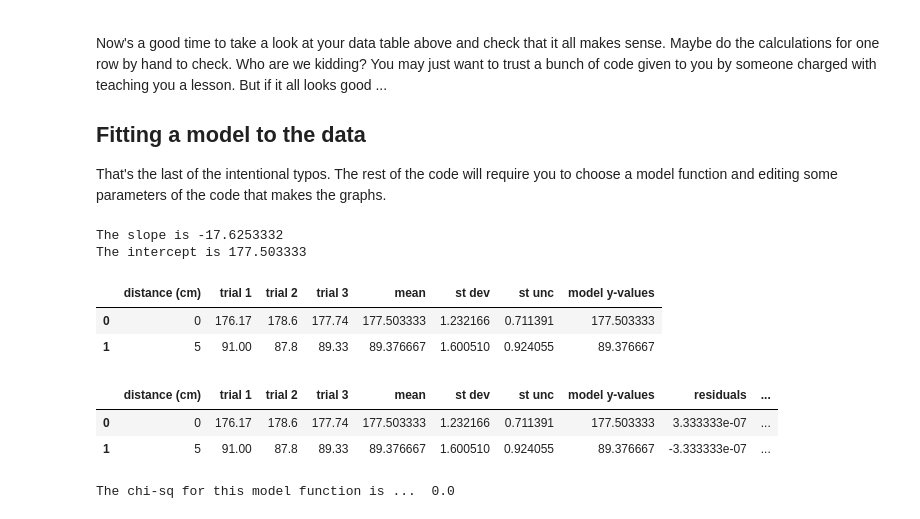
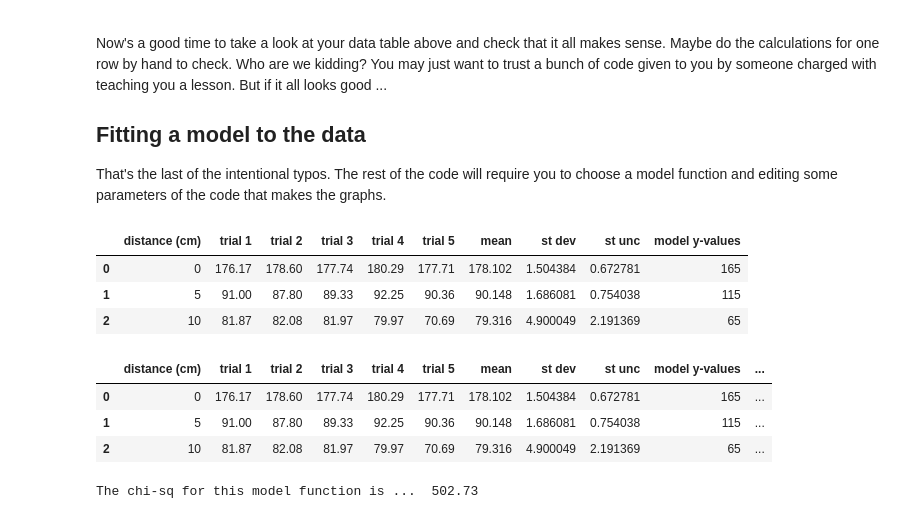
Before and after one commit to Jordyn114/commit-test, a Jupyter notebook: Copy_of_fitting_a_model.ipynb, the cells around one changed output. Cells and saved outputs as stored; diff of their text form; code cells hidden in the pictures.

```diff
--- a/Copy_of_fitting_a_model.ipynb
+++ b/Copy_of_fitting_a_model.ipynb
@@ -20,10 +20,11 @@ from scipy.optimize import curve_fit
 # as an example, these are the same measurements from the Fitting a Model tutorial you already did
 lab_data = pd.DataFrame()               # don't edit this line
 # edit the column names and measured values
-lab_data['distance (cm)'] = (0, 5)         # the levels of the independent variable, IV. You can have more than 3
-lab_data['trial 1'] = (176.17, 91)   # these trials should be in the same order as the levels of your IV
-lab_data['trial 2'] = (178.6, 87.8)   # more trials
-lab_data['trial 3'] = (177.74, 89.33)   # you'll need at least three trials for each level of the IV
-# lab_data['trial 4'] = (.3, 4.1, 3.4)   # More data is usually better. Keep adding rows for additional trials
+lab_data['distance (cm)'] = (0, 5, 10)         # the levels of the independent variable, IV. You can have more than 3
+lab_data['trial 1'] = (176.17, 91, 81.87)   # these trials should be in the same order as the levels of your IV
+lab_data['trial 2'] = (178.6, 87.8, 82.08)   # more trials
+lab_data['trial 3'] = (177.74, 89.33, 81.97)   # you'll need at least three trials for each level of the IV
+lab_data['trial 4'] = (180.29, 92.25, 79.97)   # More data is usually better. Keep adding rows for additional trials
+lab_data['trial 5'] = (177.71, 90.36, 70.69)
 lab_data                                # shows your data table
 # %% [output]
@@ -34,6 +36,6 @@ lab_data                                # shows your data table
 Error #1: Before you go on, compare the data table output by the code above to the data table in the Fitting a Model tutorial. There are a few (intentional) typos. Fix those first and run the cell again before moving on.
 # %%
 # adds a column for mean and calculates the mean for each row
-lab_data['mean'] = lab_data.loc[:,'trial 1': 'trial 3'].mean(axis=1) # loc looks at [all rows, range of columns]
+lab_data['mean'] = lab_data.loc[:,'trial 1': 'trial 5'].mean(axis=1) # loc looks at [all rows, range of columns]
 lab_data                                                             # shows lab_data again
 # %% [output]
@@ -43,5 +46,5 @@ lab_data                                                             # shows lab
 # %%
 # adds a column for st dev, but there's a typo you'll need to fix. It isn't using all four trials.
-lab_data['st dev'] = lab_data.loc[:,'trial 1': 'trial 3'].std(axis=1) # theres a typo in this line!
+lab_data['st dev'] = lab_data.loc[:,'trial 1': 'trial 5'].std(axis=1) # theres a typo in this line!
 lab_data                                                              # shows lab_data again
 # %% [output]
@@ -51,7 +55,7 @@ lab_data                                                              # shows la
 # %% [markdown]
 Error #2: The st dev calculation above isn't correct. Compare it with the line that calculated the mean to see what to edit.
 # %%
-n = 3   # your number of trials?
+n = 5   # your number of trials?
 lab_data['st unc'] = lab_data['st dev'] / np.sqrt(n) # wow, that's not the equation for st unc
 lab_data                                           # shows lab_data again
 # %% [output]
@@ -67,47 +72,38 @@ Now's a good time to take a look at your data table above and check that it all
 ## Fitting a model to the data
 
 That's the last of the intentional typos. The rest of the code will require you to choose a model function and editing some parameters of the code that makes the graphs.
-# %%
-# this cell is to show how we reached our coefficients
-# since we only have 2 IV levels, there exists some straight line (linear model) that connects the two means. we can find this line with the slope formula:
-slope = (89.376667 - 177.503333) / (5 - 0)
-print("The slope is", slope)
-# choose a point with our slope to plug into the slope-intercept equation: 89.376667 = slope * 5 + intercept
-intercept = 89.376667 - slope * 5
-print("The intercept is", intercept)
-# %% [output]
-The slope is -17.6253332
-The intercept is 177.503333
 # %%
 # this calculates the model y_values using your x-values and coefficients
 
-a = slope  # the first coefficient in your model function; change this all you want
-b = intercept   # the second coefficient in your model function; change this, too
+a = -10  # the first coefficient in your model function; change this all you want
+b = 165   # the second coefficient in your model function; change this, too
 
 def model_function(x,a,b):      # only have one uncommented function below
     y = a * x + b              # this would make a linear model
     #y = a * (x**2) + b         # this would make a quadratic model
     #y = a * np.log(x) + b       # this is numpy's ln function, though it's typed log()
     return y
 
 lab_data['model y-values'] = model_function(lab_data['distance (cm)'],a,b)    # adds a column to your dataframe
 lab_data                                                             # shows lab_data again
 # %% [output]
-|  | distance (cm) | trial 1 | trial 2 | trial 3 | mean | st dev | st unc | model y-values |
-| 0 | 0 | 176.17 | 178.6 | 177.74 | 177.503333 | 1.232166 | 0.711391 | 177.503333 |
-| 1 | 5 | 91.00 | 87.8 | 89.33 | 89.376667 | 1.600510 | 0.924055 | 89.376667 |
+|  | distance (cm) | trial 1 | trial 2 | trial 3 | trial 4 | trial 5 | mean | st dev | st unc | model y-values |
+| 0 | 0 | 176.17 | 178.60 | 177.74 | 180.29 | 177.71 | 178.102 | 1.504384 | 0.672781 | 165 |
+| 1 | 5 | 91.00 | 87.80 | 89.33 | 92.25 | 90.36 | 90.148 | 1.686081 | 0.754038 | 115 |
+| 2 | 10 | 81.87 | 82.08 | 81.97 | 79.97 | 70.69 | 79.316 | 4.900049 | 2.191369 | 65 |
 # %%
 # adds a column for residuals (the difference between each mean and the model)
 lab_data['residuals'] = lab_data['mean'] - lab_data['model y-values']
 lab_data['res^2/stunc^2'] = lab_data['residuals']**2 / lab_data['st unc']**2
 lab_data                             # shows the data table again
 # %% [output]
-|  | distance (cm) | trial 1 | trial 2 | trial 3 | mean | st dev | st unc | model y-values | residuals | ... |
-| 0 | 0 | 176.17 | 178.6 | 177.74 | 177.503333 | 1.232166 | 0.711391 | 177.503333 | 3.333333e-07 | ... |
-| 1 | 5 | 91.00 | 87.8 | 89.33 | 89.376667 | 1.600510 | 0.924055 | 89.376667 | -3.333333e-07 | ... |
+|  | distance (cm) | trial 1 | trial 2 | trial 3 | trial 4 | trial 5 | mean | st dev | st unc | model y-values | ... |
+| 0 | 0 | 176.17 | 178.60 | 177.74 | 180.29 | 177.71 | 178.102 | 1.504384 | 0.672781 | 165 | ... |
+| 1 | 5 | 91.00 | 87.80 | 89.33 | 92.25 | 90.36 | 90.148 | 1.686081 | 0.754038 | 115 | ... |
+| 2 | 10 | 81.87 | 82.08 | 81.97 | 79.97 | 70.69 | 79.316 | 4.900049 | 2.191369 | 65 | ... |
 # %%
 # the chi-squared value for your current model is ...
 chi_sq = lab_data['res^2/stunc^2'].mean()
 print("The chi-sq for this model function is ... ", np.round(chi_sq, 2))
 # %% [output]
-The chi-sq for this model function is ...  0.0
+The chi-sq for this model function is ...  502.73
```
Also changed, not shown: parts of 10 cells of this notebook.
